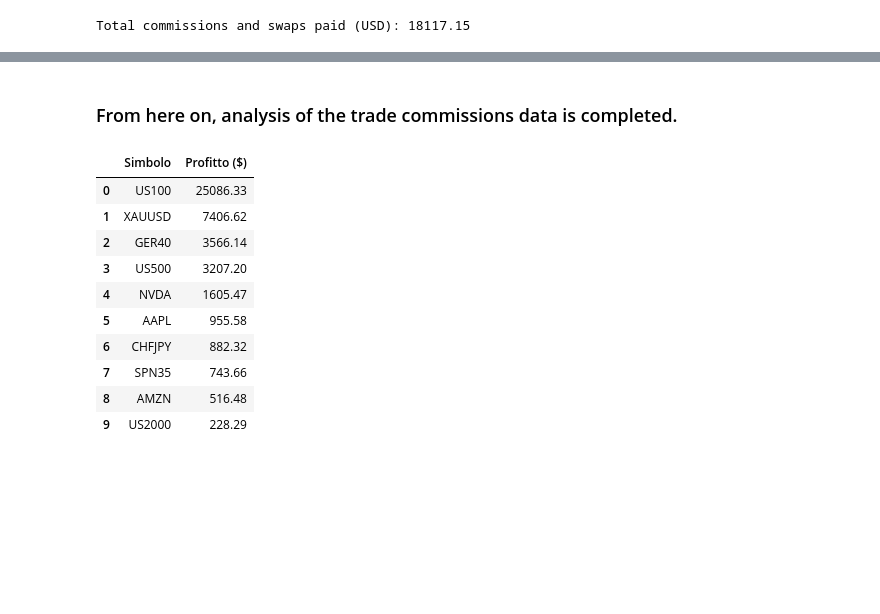
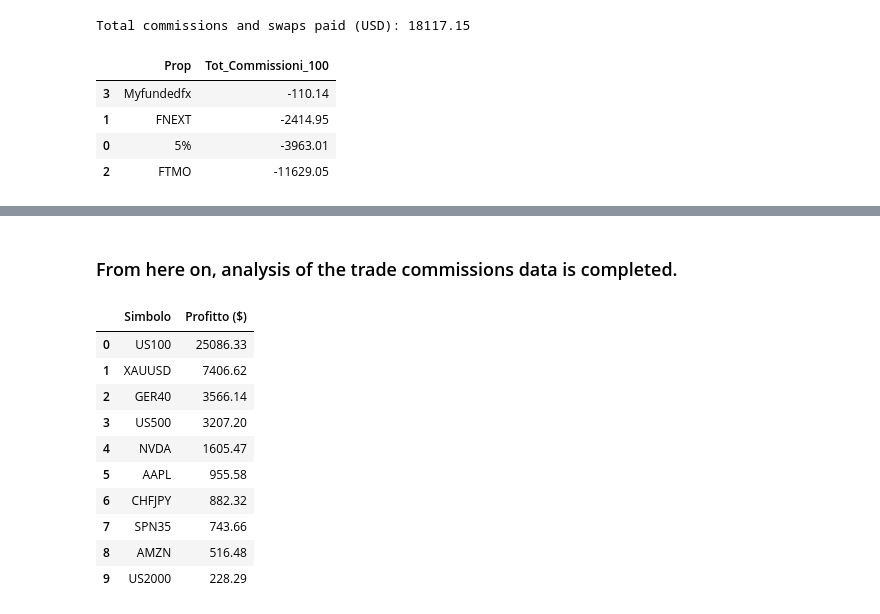
Before and after one commit to scimmione1/prop_trading_results_from_2023, a Jupyter notebook: 01_Prop_Trading_Accounts_complete_analysis_.ipynb, the cells around one changed output, grey strips where cells are left out. Drawn from its saved outputs; the diff is of its cells as text; code cells hidden in the pictures; blank space fills up the shorter version.

```diff
--- a/01_Prop_Trading_Accounts_complete_analysis_.ipynb
+++ b/01_Prop_Trading_Accounts_complete_analysis_.ipynb
@@ -384,0 +383,14 @@ Total commissions and swaps paid (USD): 18117.15
+# %%
+# Commissions and swaps analysis by Prop Trading Firm
+commissions_swaps_by_firm = df_100.groupby('Prop')['Tot_Commissioni_100'].sum().reset_index()
+
+# sort values by Tot_Commissioni_100 descending
+commissions_swaps_by_firm = commissions_swaps_by_firm.sort_values(by='Tot_Commissioni_100', ascending=False)
+
+commissions_swaps_by_firm
+# %% [output]
+|  | Prop | Tot_Commissioni_100 |
+| 3 | Myfundedfx | -110.14 |
+| 1 | FNEXT | -2414.95 |
+| 0 | 5% | -3963.01 |
+| 2 | FTMO | -11629.05 |
```
Also changed, not shown: parts of 6 cells of this notebook.
